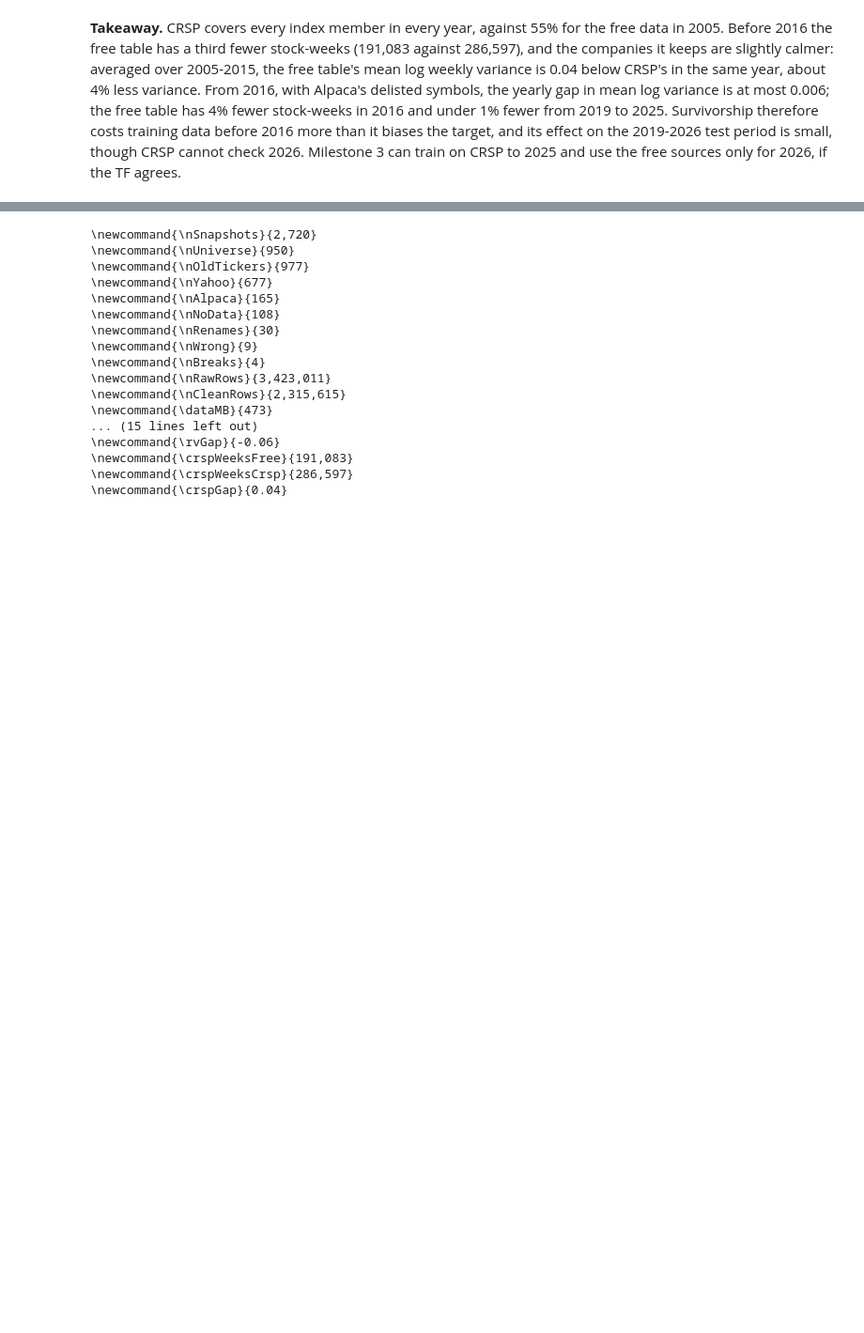
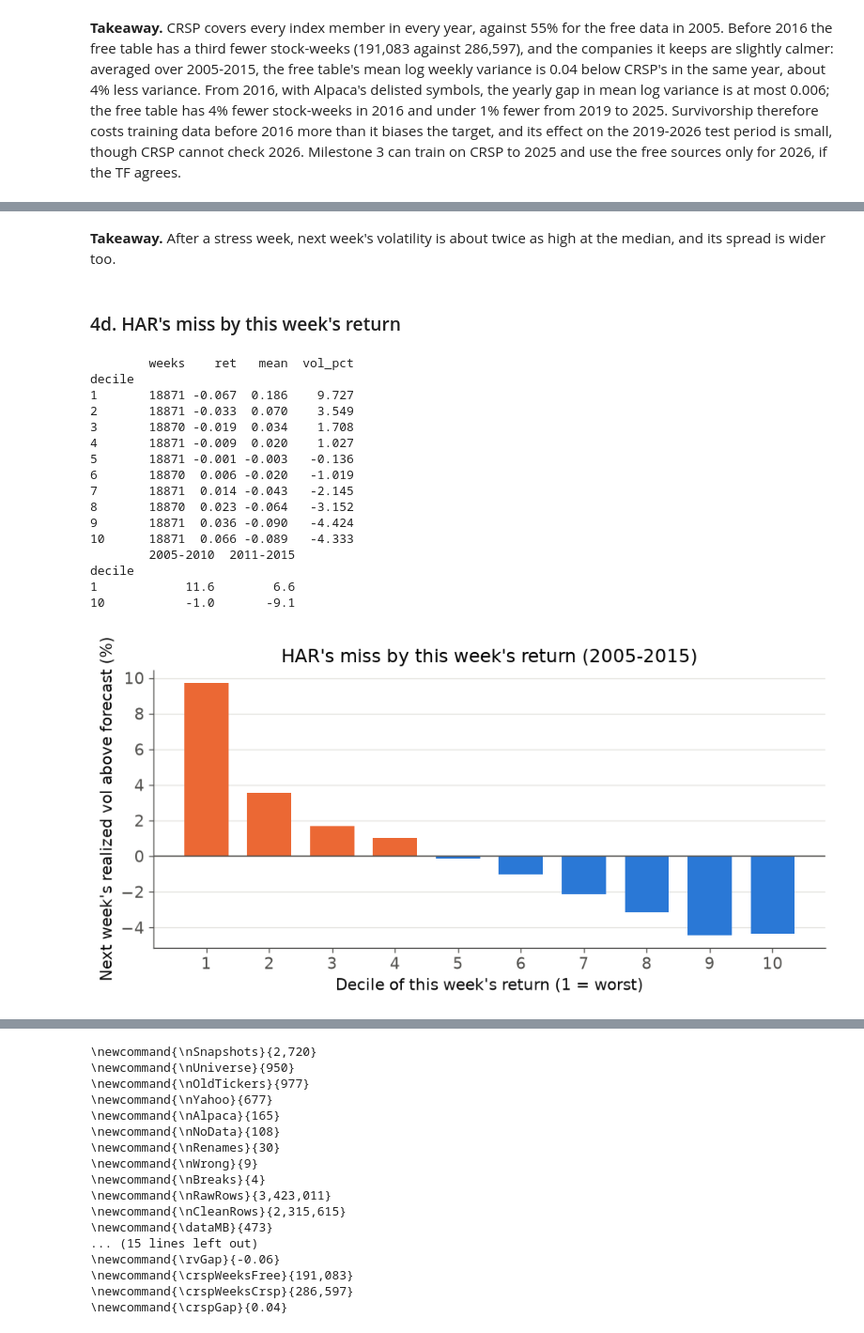
Before and after one commit to qqgjyx/AC-209A_VolForecast, a Jupyter notebook: ms2.ipynb, the cells around one changed output, grey strips where cells are left out. Shown at 94% size. Saved outputs shown, nothing was run; the diff lists cells and outputs as text; code cells hidden in the pictures; blank space fills up the shorter version.

```diff
--- a/ms2.ipynb
+++ b/ms2.ipynb
@@ -629,0 +712,33 @@ the free sources only for 2026, if the TF agrees.
+# %% [markdown]
+**Takeaway.** After a stress week, next week's volatility is about twice as high at the
+median, and its spread is wider too.
+# %% [markdown]
+### 4d. HAR's miss by this week's return
+# %%
+# Prior 4: mean HAR miss by decile of this week's return, and in each half of the training years
+by_return = pf.miss_by_return(train, resid)
+pf.plot_miss_by_return(by_return, IMAGES_PATH / "prior_4_miss_by_return.png")
+halves = {}
+for first, last in [("2005-01-01", "2010-12-31"), ("2011-01-01", "2015-12-31")]:
+    rows = train["week"].between(first, last)
+    halves[f"{first[:4]}-{last[:4]}"] = pf.miss_by_return(train[rows], resid[rows])["vol_pct"]
+print(by_return.round(3))
+print(pd.DataFrame(halves).loc[[1, 10]].round(1))
+# %% [output]
+        weeks    ret   mean  vol_pct
+decile
+1       18871 -0.067  0.186    9.727
+2       18871 -0.033  0.070    3.549
+3       18870 -0.019  0.034    1.708
+4       18871 -0.009  0.020    1.027
+5       18871 -0.001 -0.003   -0.136
+6       18870  0.006 -0.020   -1.019
+7       18871  0.014 -0.043   -2.145
+8       18870  0.023 -0.064   -3.152
+9       18871  0.036 -0.090   -4.424
+10      18871  0.066 -0.089   -4.333
+        2005-2010  2011-2015
+decile
+1            11.6        6.6
+10           -1.0       -9.1
+[figure, added]
```
Also changed, not shown: parts of 21 cells of this notebook, 6 other files.
